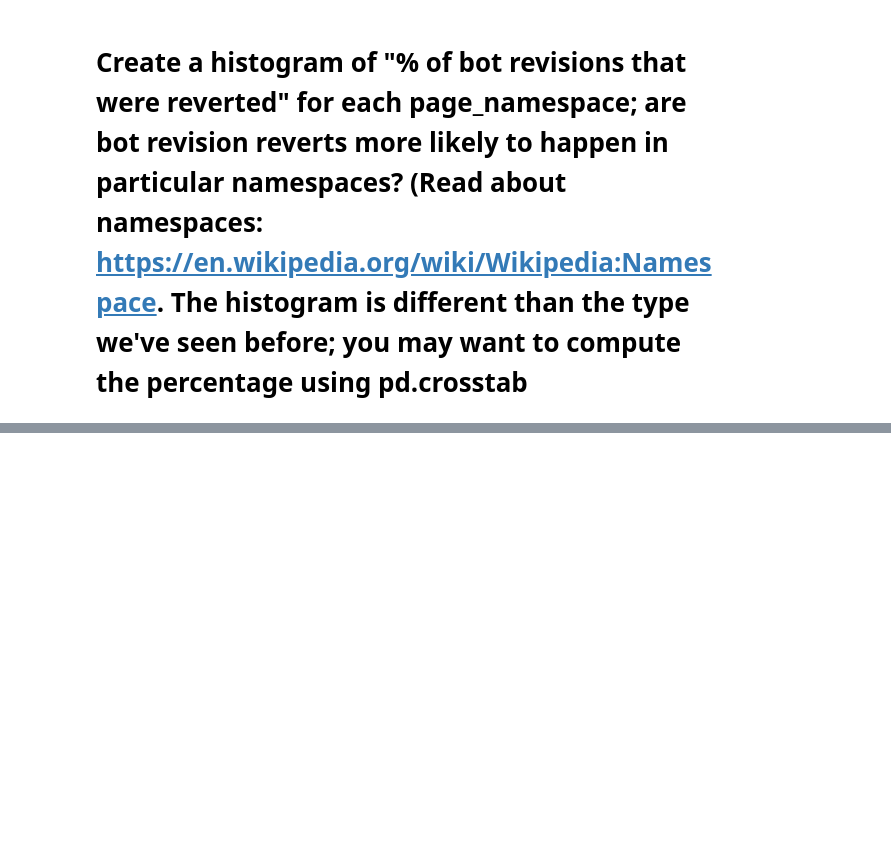
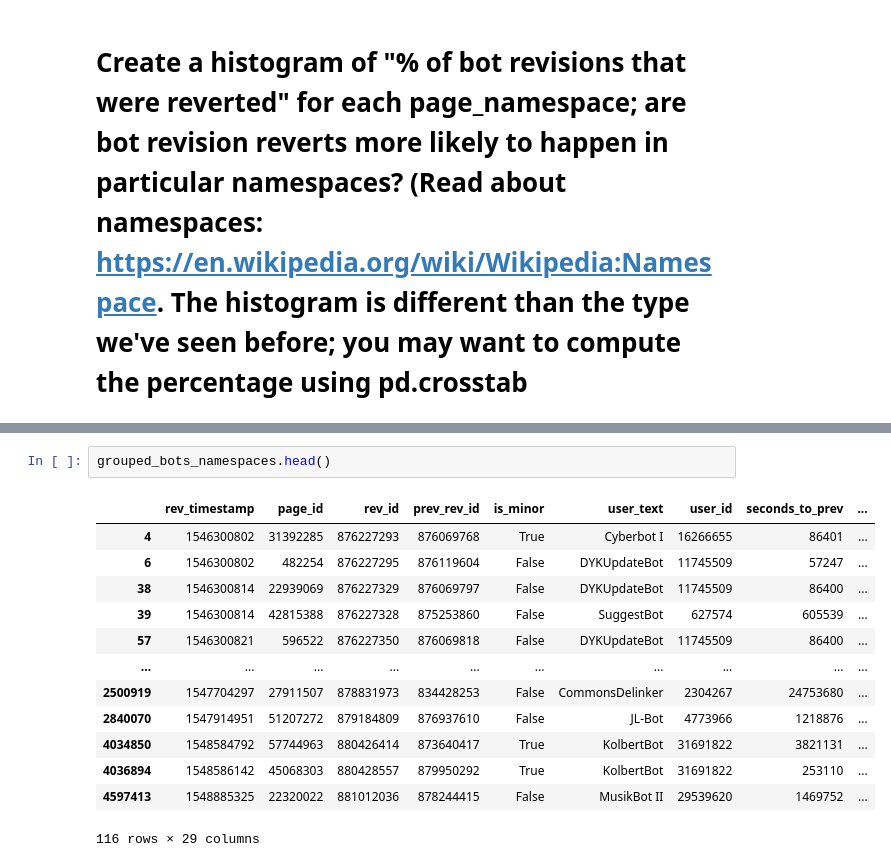
Before and after one commit to levon003/wiki-ores-feedback, a Jupyter notebook: reu2021/analysis_abby.ipynb, the cells around one changed output, grey strips where cells are left out. Cells and saved outputs as stored; diff of their text form; blank space fills up the shorter version.

```diff
--- a/reu2021/analysis_abby.ipynb
+++ b/reu2021/analysis_abby.ipynb
@@ -355,0 +324,16 @@ Create a histogram of "% of bot revisions that were reverted" for each page_name
+# %%
+grouped_bots_namespaces.head()
+# %% [output]
+|  | rev_timestamp | page_id | rev_id | prev_rev_id | is_minor | user_text | user_id | seconds_to_prev | ... |
+| 4 | 1546300802 | 31392285 | 876227293 | 876069768 | True | Cyberbot I | 16266655 | 86401 | ... |
+| 6 | 1546300802 | 482254 | 876227295 | 876119604 | False | DYKUpdateBot | 11745509 | 57247 | ... |
+| 38 | 1546300814 | 22939069 | 876227329 | 876069797 | False | DYKUpdateBot | 11745509 | 86400 | ... |
+| 39 | 1546300814 | 42815388 | 876227328 | 875253860 | False | SuggestBot | 627574 | 605539 | ... |
+| 57 | 1546300821 | 596522 | 876227350 | 876069818 | False | DYKUpdateBot | 11745509 | 86400 | ... |
+| ... | ... | ... | ... | ... | ... | ... | ... | ... | ... |
+| 2500919 | 1547704297 | 27911507 | 878831973 | 834428253 | False | CommonsDelinker | 2304267 | 24753680 | ... |
+| 2840070 | 1547914951 | 51207272 | 879184809 | 876937610 | False | JL-Bot | 4773966 | 1218876 | ... |
+| 4034850 | 1548584792 | 57744963 | 880426414 | 873640417 | True | KolbertBot | 31691822 | 3821131 | ... |
+| 4036894 | 1548586142 | 45068303 | 880428557 | 879950292 | True | KolbertBot | 31691822 | 253110 | ... |
+| 4597413 | 1548885325 | 22320022 | 881012036 | 878244415 | False | MusikBot II | 29539620 | 1469752 | ... |
+116 rows × 29 columns
```
Also changed, not shown: parts of 18 cells of this notebook.
